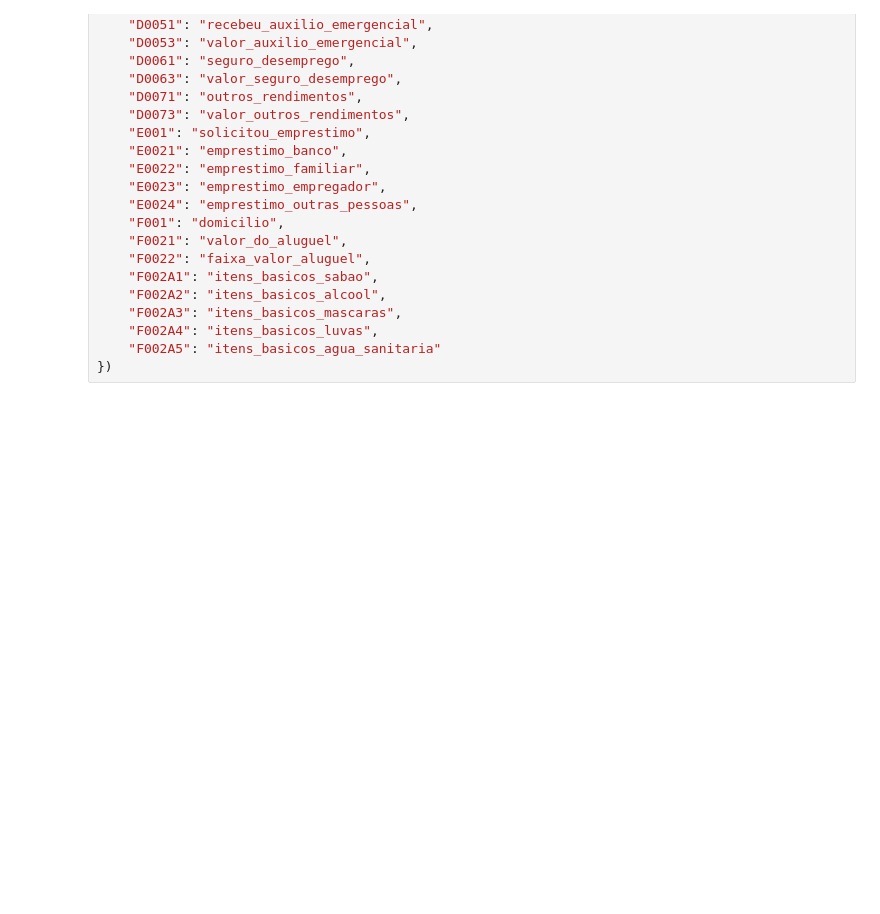
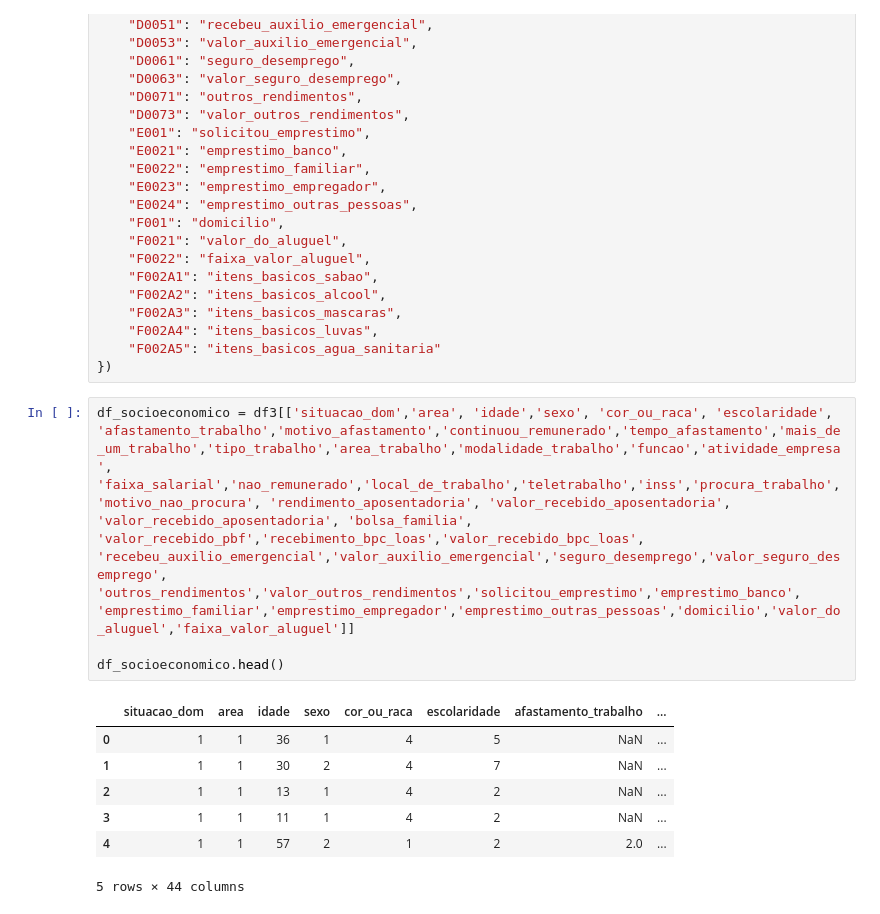
Before and after one commit to jaqueantunes/covid_pos, a Jupyter notebook: pos_T3.ipynb, the cells around one changed output. Saved outputs shown, nothing was run; the diff lists cells and outputs as text; blank space fills up the shorter version.

```diff
--- a/pos_T3.ipynb
+++ b/pos_T3.ipynb
@@ -946,3 +950,15 @@ df3 = df.rename(columns={
     "F002A4": "itens_basicos_luvas",
     "F002A5": "itens_basicos_agua_sanitaria"
 })
+# %%
+df_socioeconomico = df3[['situacao_dom','area', 'idade','sexo', 'cor_ou_raca', 'escolaridade', 'afastamento_trabalho','motivo_afastamento','continuou_remunerado','tempo_afastamento','mais_de_um_trabalho','tipo_trabalho','area_trabalho','modalidade_trabalho','funcao','atividade_empresa', 'faixa_salarial','nao_remunerado','local_de_trabalho','teletrabalho','inss','procura_trabalho','motivo_nao_procura', 'rendimento_aposentadoria', 'valor_recebido_aposentadoria', 'valor_recebido_aposentadoria', 'bolsa_familia', 'valor_recebido_pbf','recebimento_bpc_loas','valor_recebido_bpc_loas', 'recebeu_auxilio_emergencial','valor_auxilio_emergencial','seguro_desemprego','valor_seguro_desemprego', 'outros_rendimentos','valor_outros_rendimentos','solicitou_emprestimo','emprestimo_banco', 'emprestimo_familiar','emprestimo_empregador','emprestimo_outras_pessoas','domicilio','valor_do_aluguel','faixa_valor_aluguel']]
+
+df_socioeconomico.head()
+# %% [output]
+|  | situacao_dom | area | idade | sexo | cor_ou_raca | escolaridade | afastamento_trabalho | ... |
+| 0 | 1 | 1 | 36 | 1 | 4 | 5 | NaN | ... |
+| 1 | 1 | 1 | 30 | 2 | 4 | 7 | NaN | ... |
+| 2 | 1 | 1 | 13 | 1 | 4 | 2 | NaN | ... |
+| 3 | 1 | 1 | 11 | 1 | 4 | 2 | NaN | ... |
+| 4 | 1 | 1 | 57 | 2 | 1 | 2 | 2.0 | ... |
+5 rows × 44 columns
```
Also changed, not shown: parts of 12 cells of this notebook.
